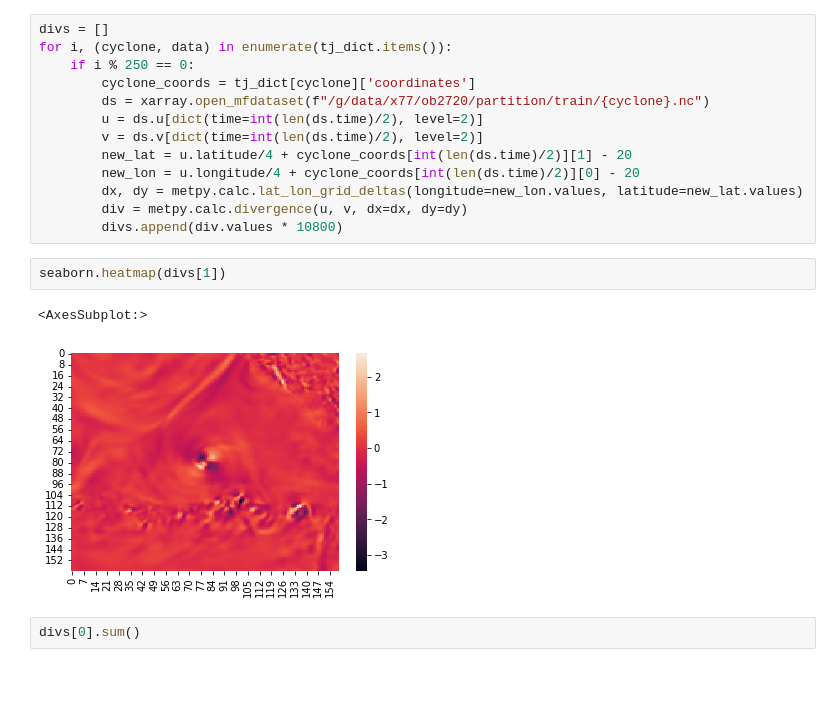
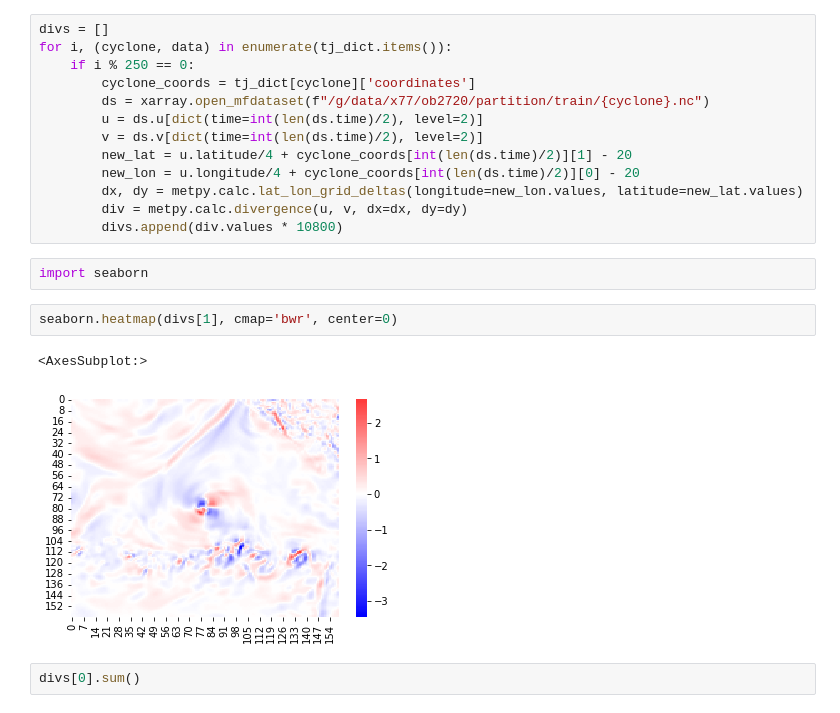
Before and after one commit to jackmiller2003/kae-cyclones, a Jupyter notebook: src/measure_preservation_and_noise.ipynb, the cells around one changed output. Drawn from its saved outputs; the diff is of its cells as text; blank space fills up the shorter version.

```diff
--- a/src/measure_preservation_and_noise.ipynb
+++ b/src/measure_preservation_and_noise.ipynb
@@ -122,11 +122,13 @@ for i, (cyclone, data) in enumerate(tj_dict.items()):
         dx, dy = metpy.calc.lat_lon_grid_deltas(longitude=new_lon.values, latitude=new_lat.values)
         div = metpy.calc.divergence(u, v, dx=dx, dy=dy)
         divs.append(div.values * 10800)
+# %%
+import seaborn
 # %%
-seaborn.heatmap(divs[1])
+seaborn.heatmap(divs[1], cmap='bwr', center=0)
 # %% [output]
 <AxesSubplot:>
-[figure, old version]
+[figure, new version]
 # %%
 divs[0].sum()
 # %% [output]
```
Also changed, not shown: parts of 3 cells of this notebook, 58 other files.
